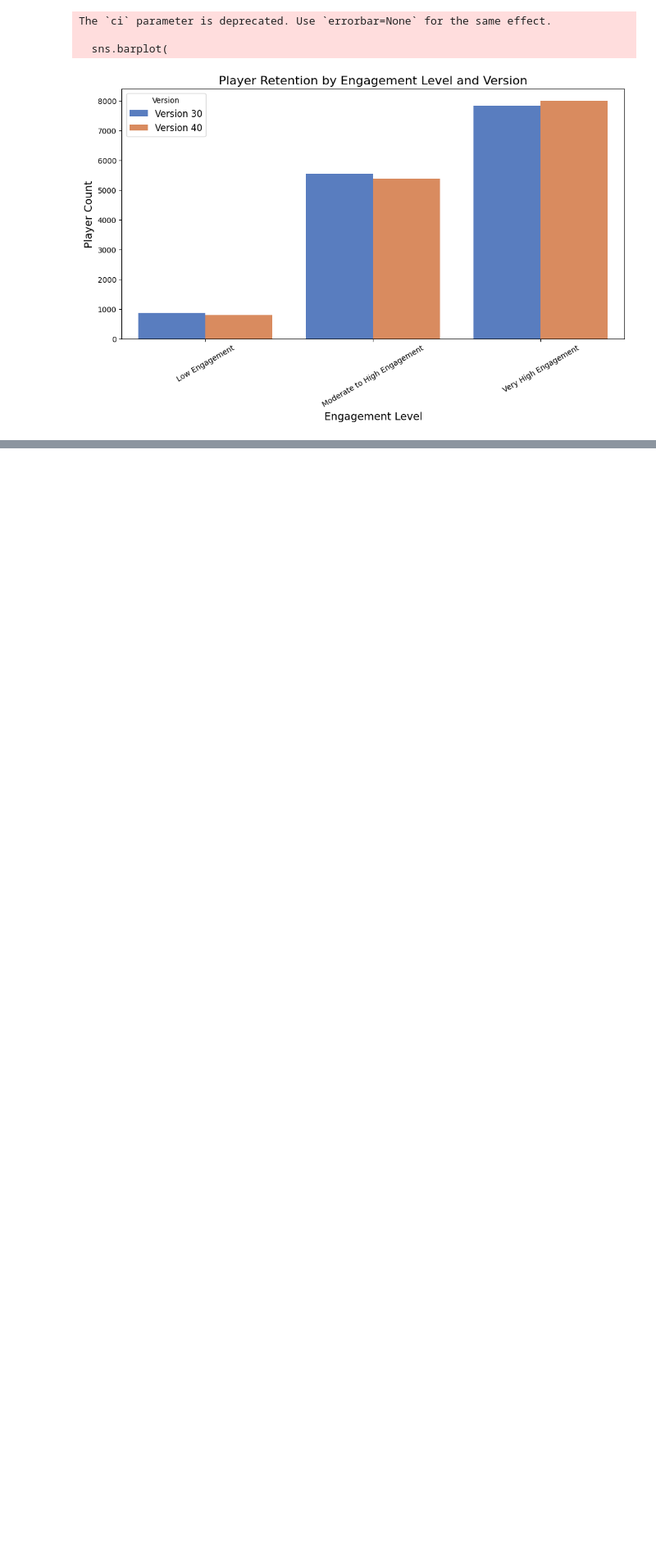
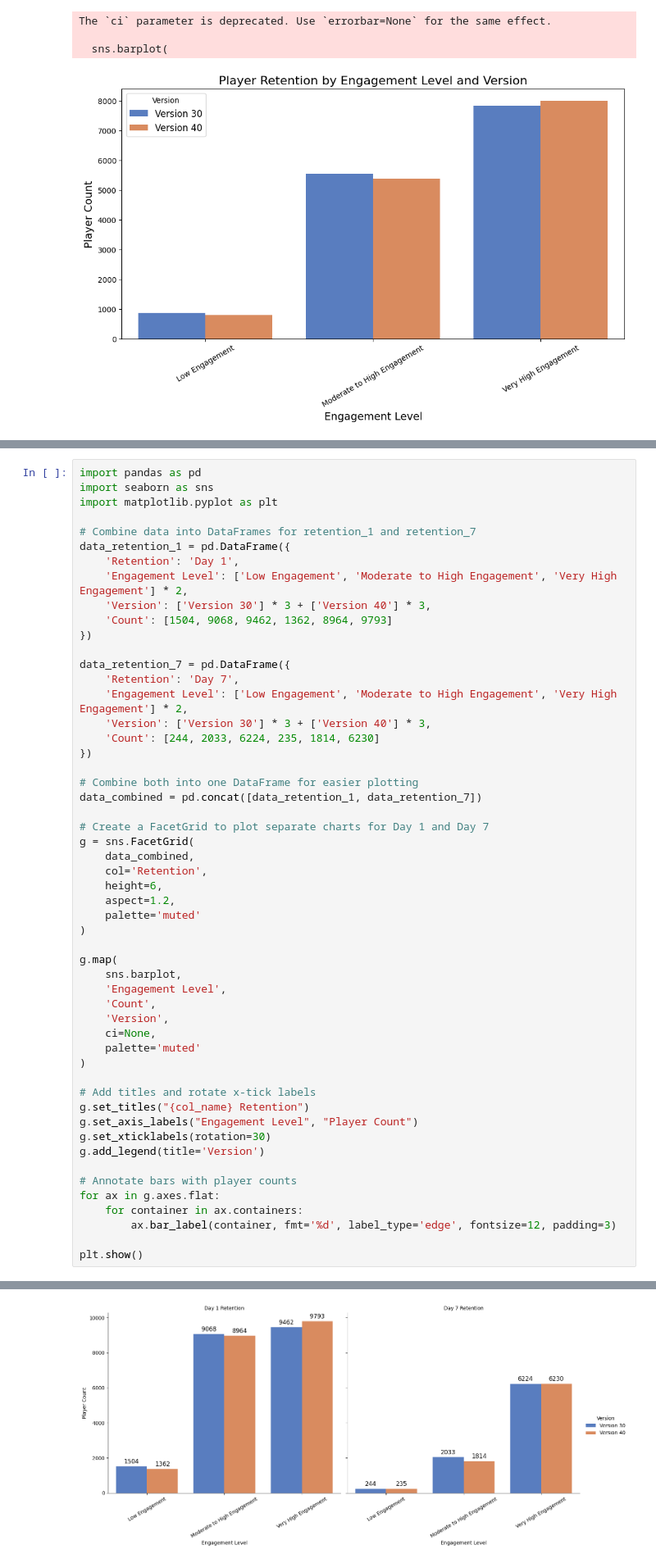
Before and after one commit to Skrishnaanjali/Cookie_cats_dataanalysis, a Jupyter notebook: Data_Analysis_cookiecats_final_draft.ipynb, the cells around one changed output, grey strips where cells are left out. Shown at 82% size. Drawn from its saved outputs; the diff is of its cells as text; blank space fills up the shorter version.

```diff
--- a/Data_Analysis_cookiecats_final_draft.ipynb
+++ b/Data_Analysis_cookiecats_final_draft.ipynb
@@ -1007,0 +997,54 @@ The `ci` parameter is deprecated. Use `errorbar=None` for the same effect.
+# %%
+import pandas as pd
+import seaborn as sns
+import matplotlib.pyplot as plt
+
+# Combine data into DataFrames for retention_1 and retention_7
+data_retention_1 = pd.DataFrame({
+    'Retention': 'Day 1',
+    'Engagement Level': ['Low Engagement', 'Moderate to High Engagement', 'Very High Engagement'] * 2,
+    'Version': ['Version 30'] * 3 + ['Version 40'] * 3,
+    'Count': [1504, 9068, 9462, 1362, 8964, 9793]
+})
+
+data_retention_7 = pd.DataFrame({
+    'Retention': 'Day 7',
+    'Engagement Level': ['Low Engagement', 'Moderate to High Engagement', 'Very High Engagement'] * 2,
+    'Version': ['Version 30'] * 3 + ['Version 40'] * 3,
+    'Count': [244, 2033, 6224, 235, 1814, 6230]
+})
+
+# Combine both into one DataFrame for easier plotting
+data_combined = pd.concat([data_retention_1, data_retention_7])
+
+# Create a FacetGrid to plot separate charts for Day 1 and Day 7
+g = sns.FacetGrid(
+    data_combined,
+    col='Retention',
+    height=6,
+    aspect=1.2,
+    palette='muted'
+)
+
+g.map(
+    sns.barplot,
+    'Engagement Level',
+    'Count',
+    'Version',
+    ci=None,
+    palette='muted'
+)
+
+# Add titles and rotate x-tick labels
+g.set_titles("{col_name} Retention")
+g.set_axis_labels("Engagement Level", "Player Count")
+g.set_xticklabels(rotation=30)
+g.add_legend(title='Version')
+
+# Annotate bars with player counts
+for ax in g.axes.flat:
+    for container in ax.containers:
+        ax.bar_label(container, fmt='%d', label_type='edge', fontsize=12, padding=3)
+
+plt.show()
+# %% [output]
@@ -1008,3 +1058,4 @@ The `ci` parameter is deprecated. Use `errorbar=None` for the same effect.
+[figure, added]
 # %% [markdown]
 ### Observations on player engagement and retention pattern
 From the graphs retention of players in different categories of engagement doesn't change significantly by pushing the gate to level 40. <br>
```
Also changed, not shown: parts of 2 cells of this notebook.
